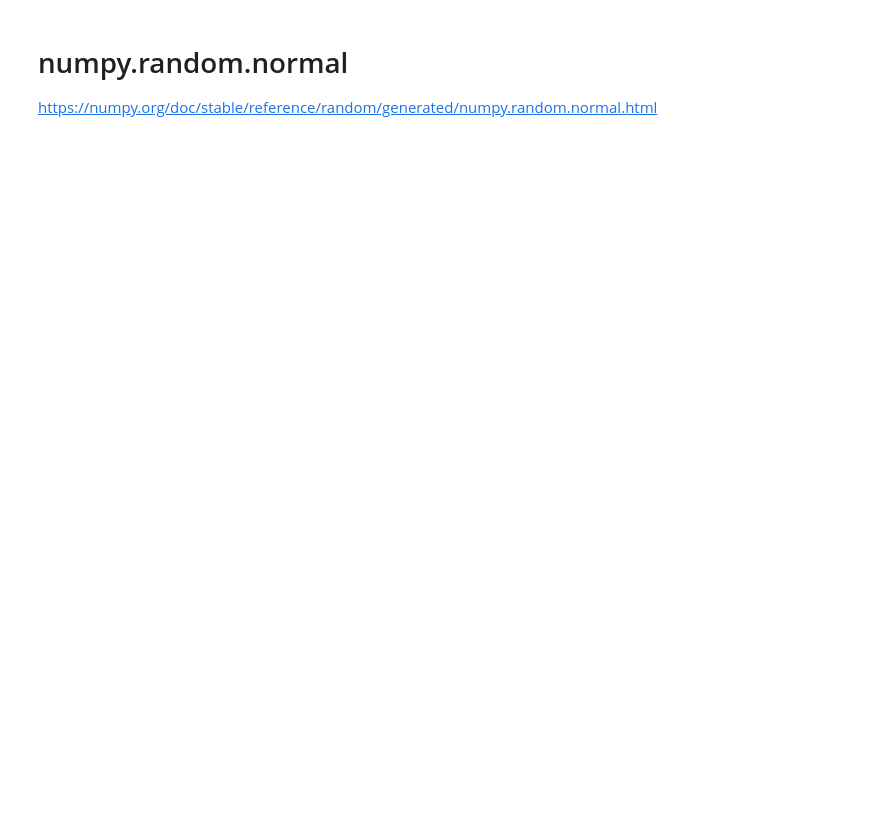
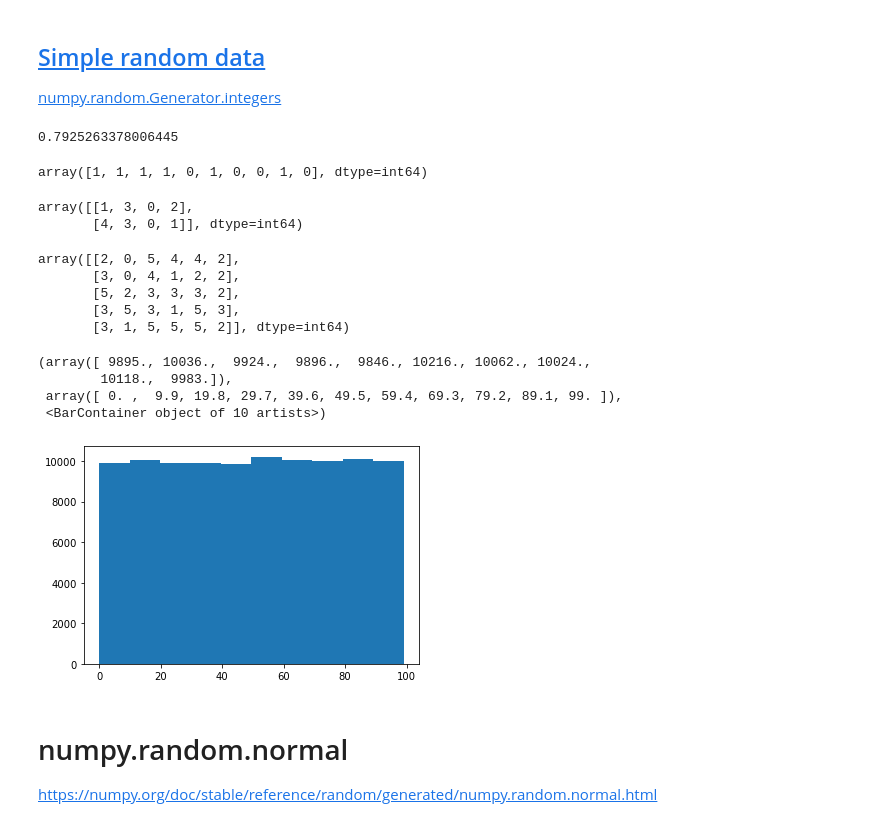
Before and after one commit to DPR-droid/2021_11_Programming-for-Data-Analysis-Assignment-2021, a Jupyter notebook: numpy-random.ipynb, the cells around one changed output. Cells and saved outputs as stored; diff of their text form; code cells hidden in the pictures; blank space fills up the shorter version.

Commit message:
Simple random data

```diff
--- a/numpy-random.ipynb
+++ b/numpy-random.ipynb
@@ -14,6 +41,51 @@ import numpy as np
 
 # Plotting using the mathplotlib module
 import matplotlib.pyplot as plt
+# %% [markdown]
+## [Simple random data](https://numpy.org/doc/stable/reference/random/generator.html#simple-random-data)
+
+[numpy.random.Generator.integers](https://numpy.org/doc/stable/reference/random/generated/numpy.random.Generator.integers.html#numpy.random.Generator.integers)
+# %%
+rng = np.random.default_rng()
+rng.random()
+# %% [output]
+0.7925263378006445
+# %%
+rng.integers(2, size=10)
+# %% [output]
+array([1, 1, 1, 1, 0, 1, 0, 0, 1, 0], dtype=int64)
+# %%
+# As stated previouly  this Numpy outputs arrays
+# This line below is strcutured
+# 5 = the range of number in the array
+# 2 = How many arrays
+# 4 = How many number in the array
+
+rng.integers(5, size=(2, 4))
+# %% [output]
+array([[1, 3, 0, 2],
+       [4, 3, 0, 1]], dtype=int64)
+# %%
+# Testing the functionality by changing the numbers in the line to see the output
+rng.integers(6, size=(5, 6))
+# %% [output]
+array([[2, 0, 5, 4, 4, 2],
+       [3, 0, 4, 1, 2, 2],
+       [5, 2, 3, 3, 3, 2],
+       [3, 5, 3, 1, 5, 3],
+       [3, 1, 5, 5, 5, 2]], dtype=int64)
+# %%
+# Now to demostrate the array we are going to output into a histogram using the matplotlib library.
+# This output
+x = rng.integers(100,size=100000)
+
+plt.hist(x)
+# %% [output]
+(array([ 9895., 10036.,  9924.,  9896.,  9846., 10216., 10062., 10024.,
+        10118.,  9983.]),
+ array([ 0. ,  9.9, 19.8, 29.7, 39.6, 49.5, 59.4, 69.3, 79.2, 89.1, 99. ]),
+ <BarContainer object of 10 artists>)
+[figure, added]
 # %% [markdown]
 # numpy.random.normal
 
```
Also changed, not shown: parts of 8 cells of this notebook, 1 other file.
